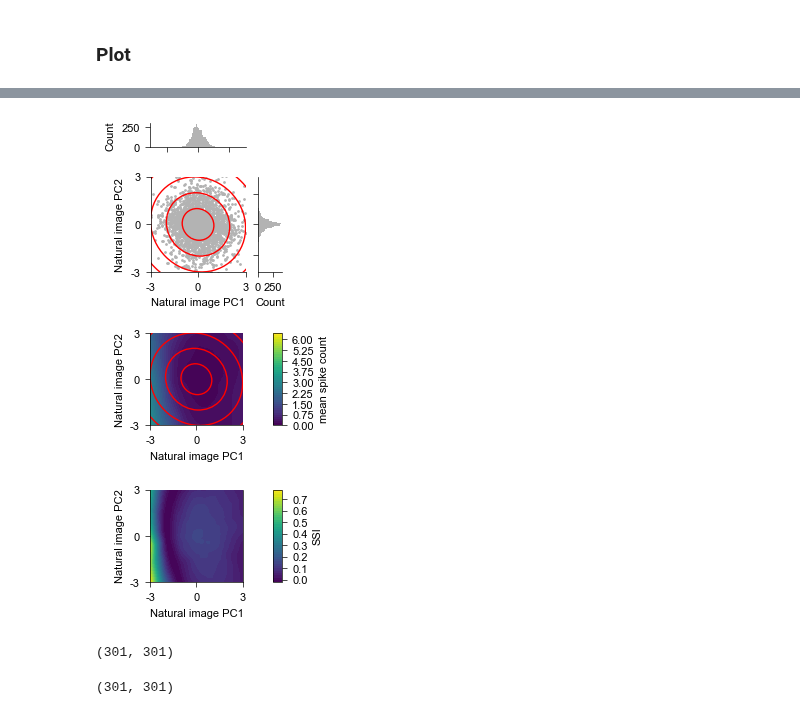
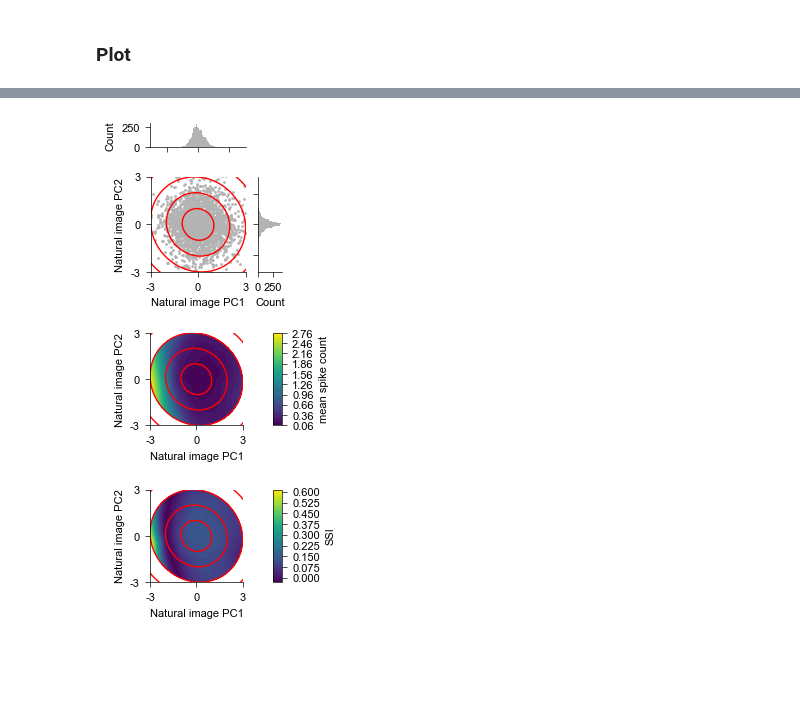
Before and after one commit to steevelaquitaine/fisher-info-limits, a Jupyter notebook: notebooks/fig3.ipynb, the cells around one changed output, grey strips where cells are left out. Saved outputs shown, nothing was run; the diff lists cells and outputs as text; code cells hidden in the pictures; blank space fills up the shorter version.

```diff
--- a/notebooks/fig3.ipynb
+++ b/notebooks/fig3.ipynb
@@ -330,23 +360,29 @@ Wall time: 1.21 s
 # %%
 %%time
 
+# setup parameters
 xylim = (-3,3)
 xyticks = (-3,0,3)
+
+# Create mask for 3 standard deviations
+mask_3std = create_gaussian_mask(out['grid_x'], out['grid_y'], np.array([mu0, mu1]), sigma, n_std=3)
+
+# Apply mask to data
+preds_masked = np.where(mask_3std, preds.reshape(out['grid_x'].shape), np.nan)
+ssi_masked = np.where(mask_3std, ssi, np.nan)
 
 # setup plot
 fig = plt.figure(figsize=(1.7,6))
 
-# create main GridSpec: 1 col, 2 rows
-# height_ratios: size of each axis
+# create main GridSpec: 1 col, 3 rows
 gs_main = gridspec.GridSpec(3,1, figure=fig, wspace=0, height_ratios=[1.5,1,1])
 
-# Second subplot: Stimulus pcs & histogram --------------------------------------------------------------------------------
-
-gs_top =  gridspec.GridSpecFromSubplotSpec(2, 2,
-                                           subplot_spec=gs_main[0],
-                                           width_ratios=[4, 1],
-                                           height_ratios=[1, 4],
-                                           hspace=0.5, wspace=0.2)
+# First subplot: Stimulus pcs & histogram --------------------------------------------------------------------------------
+gs_top = gridspec.GridSpecFromSubplotSpec(2, 2,
+                                          subplot_spec=gs_main[0],
+                                          width_ratios=[4, 1],
+                                          height_ratios=[1, 4],
+                                          hspace=0.5, wspace=0.2)
 
 # create axes for the mosaic
 axs = {}
@@ -378,12 +414,13 @@ axs['histy'].spines[['top','right']].set_visible(False)
 axs['histy'].set_xlabel('Count')
 
 # Second subplot: Tuning curve and prior --------------------------------------------------------------------------------
+ax_bottom = fig.add_subplot(gs_main[1])
 
-ax_bottom = fig.add_subplot(gs_main[1], )
-
-# plot tuning curve as heatmap
-im = ax_bottom.contourf(grid_x, grid_y, preds.reshape(grid_x.shape), levels=50, cmap='viridis')
-divider = make_axes_locatable(ax_bottom) # colorbar
+# plot tuning curve as heatmap (MASKED - white outside 3 std)
+im = ax_bottom.contourf(grid_x, grid_y, preds_masked, levels=50, cmap='viridis', extend='neither')
+ax_bottom.set_facecolor('white')  # Set background to white for masked regions
+# colorbar
+divider = make_axes_locatable(ax_bottom)
 cax = divider.append_axes("right", size="10%", pad=0.3)
 cbar = plt.colorbar(im, cax=cax, label="mean spike count")
 
@@ -393,7 +430,7 @@ for n_std in np.arange(0, 6, 1):
                          ax_bottom, n_std=n_std,
                          edgecolor='red', facecolor='None')
 
-# aesthetics
+# formatting
 ax_bottom.set_aspect('equal')
 ax_bottom.spines[['right']].set_visible(False)
 ax_bottom.set_xlabel("Natural image PC1")
@@ -402,30 +439,39 @@ ax_bottom.set_xlim(xylim)
 ax_bottom.set_ylim(xylim)
 ax_bottom.set_xticks(xyticks,xyticks)
 ax_bottom.set_yticks(xyticks,xyticks)
+ax_bottom.spines[['top','right']].set_visible(False)
 
+# Third subplot: plot SSI (MASKED - white outside 3 std) ----------------------------------------------------
+ax_bottom3 = fig.add_subplot(gs_main[2])
+im = ax_bottom3.contourf(out['grid_x'], out['grid_y'], ssi_masked, levels=50, cmap='viridis', extend='neither')
 
-
-# Third subplot: plot SSI ----------------------------------------------------
-
-# SSI
-ax_bottom3 = fig.add_subplot(gs_main[2])
-im = ax_bottom3.contourf(out['grid_x'], out['grid_y'], ssi, levels=50, cmap='viridis')
+# formatting
+ax_bottom3.set_facecolor('white')  # Set background to white for masked regions
 ax_bottom3.set_xlim(xylim)
 ax_bottom3.set_ylim(xylim)
 ax_bottom3.set_xticks(xyticks,xyticks)
 ax_bottom3.set_yticks(xyticks,xyticks)
-divider = make_axes_locatable(ax_bottom3) # colorbar
+# colorbar
+divider = make_axes_locatable(ax_bottom3)
 cax = divider.append_axes("right", size="10%", pad=0.3)
 cbar = plt.colorbar(im, cax=cax, label='SSI')
+
+# plot prior as contours
+for n_std in np.arange(0, 6, 1):
+    plot_gaussian_ellipse(np.array([mu0, mu1]), sigma,
+                         ax_bottom3, n_std=n_std,
+                         edgecolor='red', facecolor='None')
+# formatting
 ax_bottom3.set_xlabel("Natural image PC1")
 ax_bottom3.set_ylabel("Natural image PC2")
 ax_bottom3.set_aspect('equal')
+ax_bottom3.spines[['top','right']].set_visible(False)
 
+# format figure
 fig.subplots_adjust(wspace=0.9, hspace=0.5)
 
-# # save figure
-# plt.savefig('figures/fig3.svg', bbox_inches = 'tight', transparent=True, dpi=400)
-# plt.savefig('figures/fig3.pdf', bbox_inches = 'tight', transparent=True, dpi=400)
-# plt.savefig('figures/all/fig3.jpeg', bbox_inches = 'tight', transparent=True, dpi=400)
+# save figure
+plt.savefig('figures/fig3.svg', bbox_inches = 'tight', transparent=True, dpi=400)
+plt.savefig('figures/fig3.pdf', bbox_inches = 'tight', transparent=True, dpi=400)
 # %% [output]
 5.8709399157428415
@@ -434,9 +480 @@ Wall time: 127 ms
-[figure, old version]
+[figure, new version]
-# %%
-ssi.shape
-# %% [output]
-(301, 301)
-# %%
-.shape
-# %% [output]
-(301, 301)
```
Also changed, not shown: parts of 7 cells of this notebook, 43 other files.
